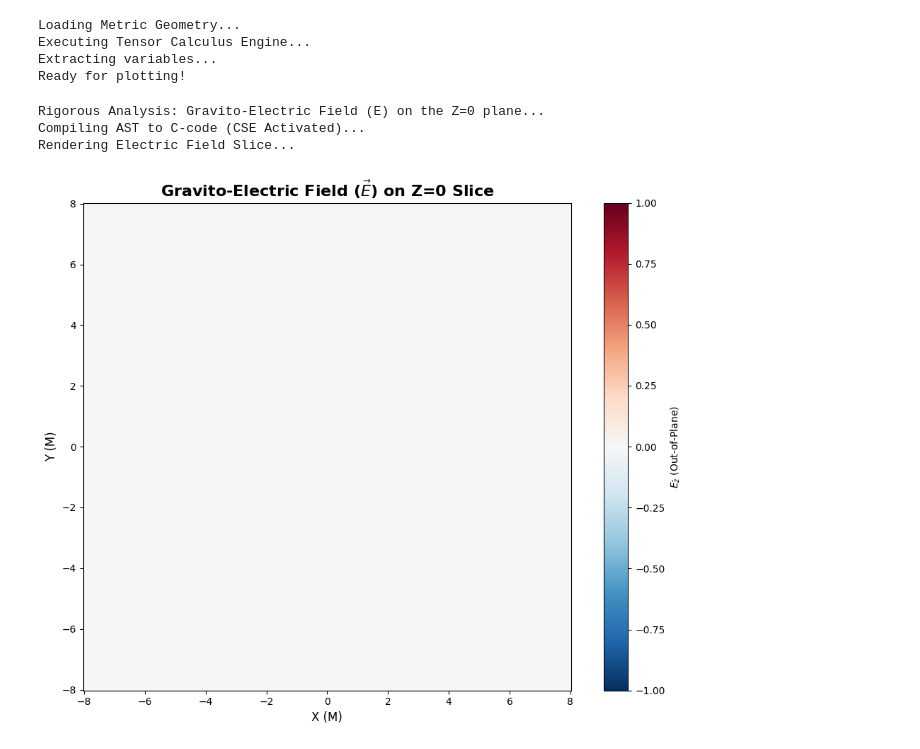
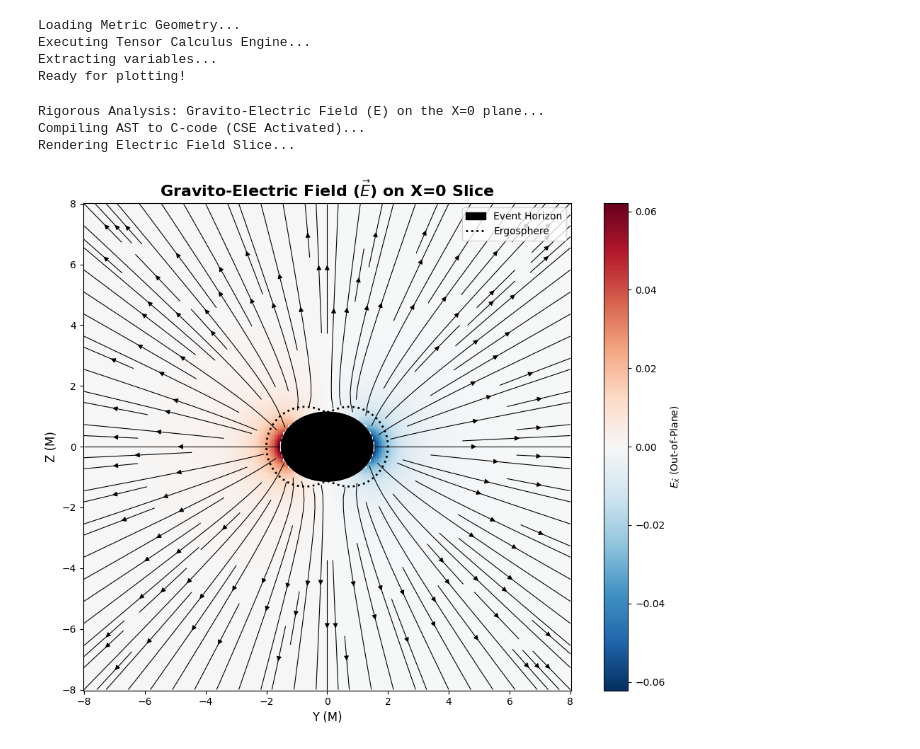
Before and after one commit to 1Aadi0/bbh-gem, a Jupyter notebook: notebooks/modular.ipynb, the cells around one changed output. Drawn from its saved outputs; the diff is of its cells as text; code cells hidden in the pictures.

```diff
--- a/notebooks/modular.ipynb
+++ b/notebooks/modular.ipynb
@@ -19,7 +19,7 @@ from Testsymbolicengine import (
 
 # 3. Load the geometry
 print("Loading Metric Geometry...")
-metric_data = get_flrw_cartesian() # Load Kerr-Schild!
+metric_data = get_schwarzschild_isotropic()  # Change this to load different metrics as needed
 
 # 4. Execute the engine
 print("Executing Tensor Calculus Engine...")
@@ -279,7 +279,7 @@ def plot_electric_field_spherical(E_hat, r_sym, theta_sym, param_dict, horizon_r
 # MODULE 1: GRAVITO-ELECTRIC FIELD ANALYSIS
 # ==========================================
 
-SLICE_PLANE = 'Z' # Change to 'X', 'Y', or 'Z' to slice the Cartesian geometry
+SLICE_PLANE = 'X' # Change to 'X', 'Y', or 'Z' to slice the Cartesian geometry
 
 # 1. Define physics parameters
 m_val = 1.0
@@ -289,35 +289,35 @@ qm_val = 0.8
 
 param_dict = {}
 if M is not None: param_dict[M] = m_val
 if Q is not None: param_dict[Q] = q_val
 if a is not None: param_dict[a] = a_val
 if Qm is not None: param_dict[Qm] = qm_val
 if syms.get('a_t') is not None:
     param_dict[syms['a_t']] = 1.0
     param_dict[sp.diff(syms['a_t'], syms['t'])] = 0.5
 
 # 2. Determine Horizon and Route to the specialized E-field plotter
 if x is not None:
     if a is not None: horizon_r = m_val + np.sqrt(m_val**2 - a_val**2)
     elif Q is not None: horizon_r = 0.5 * np.sqrt(m_val**2 - q_val**2)
     elif M is None: horizon_r = None # Cosmological
     else: horizon_r = m_val / 2.0
 
 
     plot_electric_field_cartesian(E_hat, SLICE_PLANE, x, y, z, param_dict, horizon_radius=horizon_r)
 
 else:
     if a is not None: horizon_r = m_val + np.sqrt(m_val**2 - a_val**2)
     elif Q is not None: horizon_r = m_val + np.sqrt(m_val**2 - q_val**2)
     elif Qm is not None: horizon_r = 1.62 * m_val
     else: horizon_r = 2.0 * m_val
 
     plot_electric_field_spherical(E_hat, r, theta, param_dict, horizon_radius=horizon_r)
 # %% [output]
-Rigorous Analysis: Gravito-Electric Field (E) on the Z=0 plane...
+Rigorous Analysis: Gravito-Electric Field (E) on the X=0 plane...
 Compiling AST to C-code (CSE Activated)...
 Rendering Electric Field Slice...
-[figure, old version]
+[figure, new version]
 # %%
 def plot_magnetic_field_cartesian(B_hat, slice_axis, x_sym, y_sym, z_sym, param_dict, horizon_radius):
     print(f"Rigorous Analysis: Gravito-Magnetic Field (B) on the {slice_axis}=0 plane...")
```
Also changed, not shown: parts of 10 cells of this notebook.
